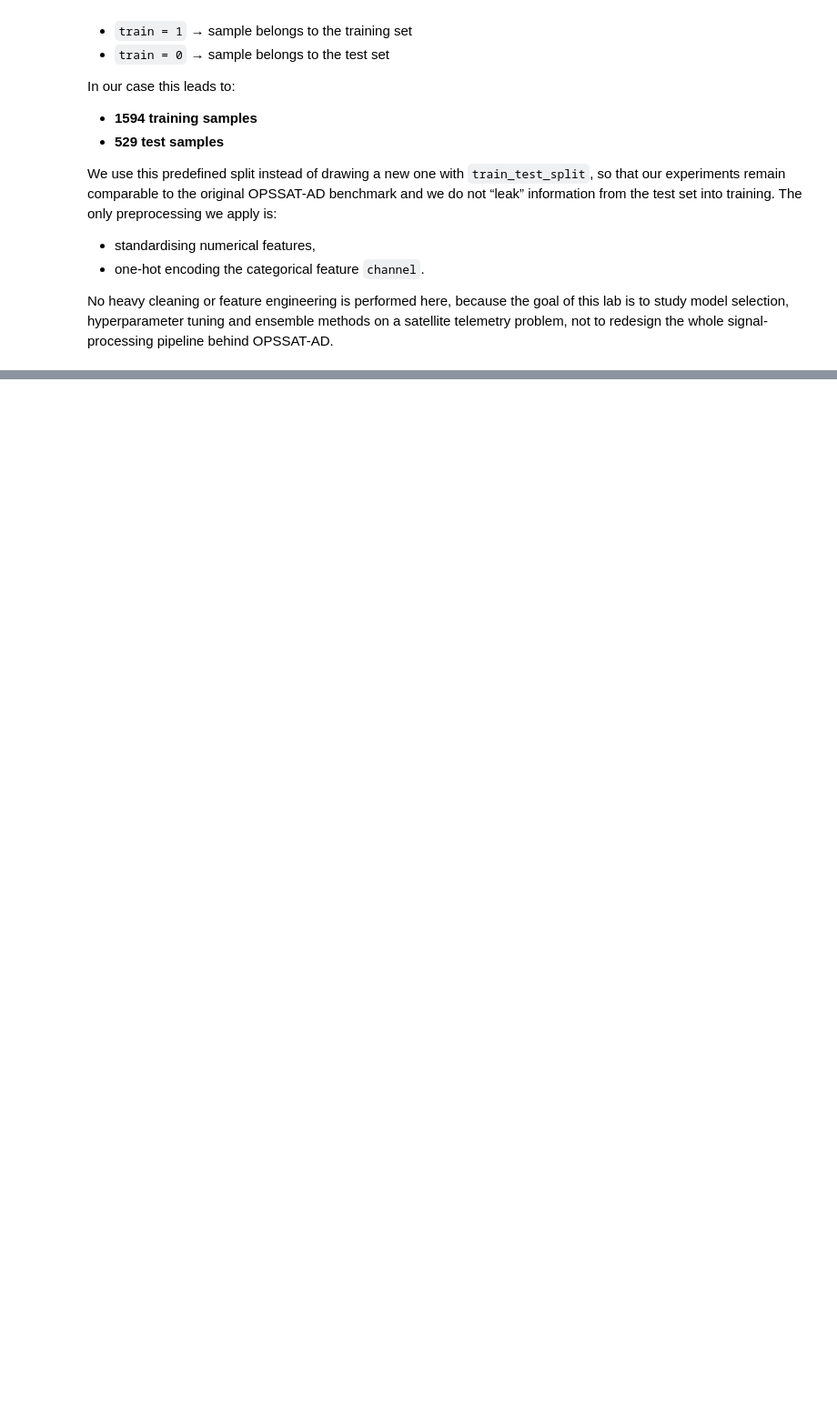
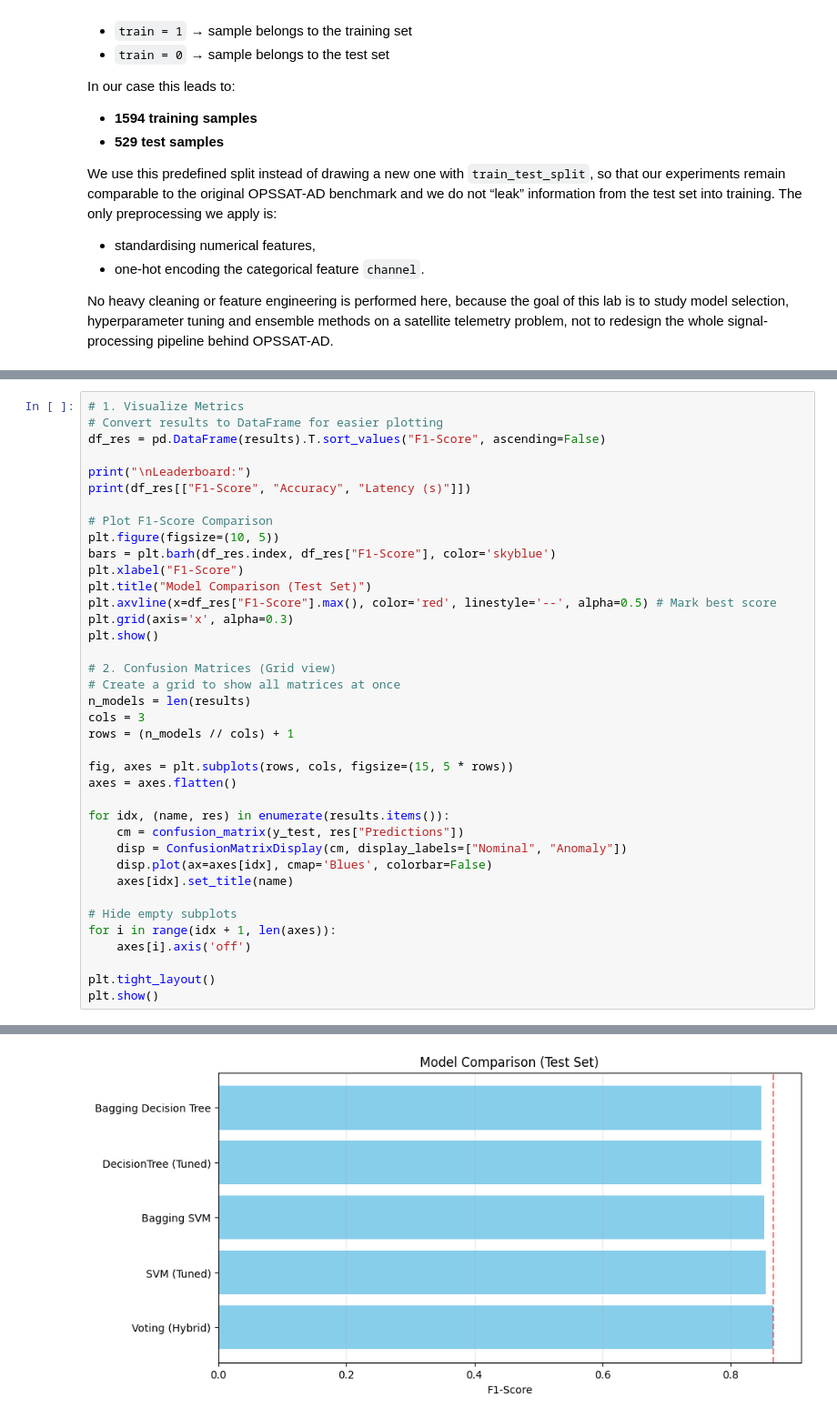
Before and after one commit to YFA-20/ML-based-Detection-of-Cyberattacks-Targeting-Space-Systems, a Jupyter notebook: Mission_Control/notebooks_training/01_Train_Satellite_Final.ipynb, the cells around one changed output, grey strips where cells are left out. Shown at 91% size. Saved outputs shown, nothing was run; the diff lists cells and outputs as text; blank space fills up the shorter version.

```diff
--- a/Mission_Control/notebooks_training/01_Train_Satellite_Final.ipynb
+++ b/Mission_Control/notebooks_training/01_Train_Satellite_Final.ipynb
@@ -348,0 +300,39 @@ plt.show()
+# %%
+# 1. Visualize Metrics
+# Convert results to DataFrame for easier plotting
+df_res = pd.DataFrame(results).T.sort_values("F1-Score", ascending=False)
+
+print("\nLeaderboard:")
+print(df_res[["F1-Score", "Accuracy", "Latency (s)"]])
+
+# Plot F1-Score Comparison
+plt.figure(figsize=(10, 5))
+bars = plt.barh(df_res.index, df_res["F1-Score"], color='skyblue')
+plt.xlabel("F1-Score")
+plt.title("Model Comparison (Test Set)")
+plt.axvline(x=df_res["F1-Score"].max(), color='red', linestyle='--', alpha=0.5) # Mark best score
+plt.grid(axis='x', alpha=0.3)
+plt.show()
+
+# 2. Confusion Matrices (Grid view)
+# Create a grid to show all matrices at once
+n_models = len(results)
+cols = 3
+rows = (n_models // cols) + 1
+
+fig, axes = plt.subplots(rows, cols, figsize=(15, 5 * rows))
+axes = axes.flatten()
+
+for idx, (name, res) in enumerate(results.items()):
+    cm = confusion_matrix(y_test, res["Predictions"])
+    disp = ConfusionMatrixDisplay(cm, display_labels=["Nominal", "Anomaly"])
+    disp.plot(ax=axes[idx], cmap='Blues', colorbar=False)
+    axes[idx].set_title(name)
+
+# Hide empty subplots
+for i in range(idx + 1, len(axes)):
+    axes[i].axis('off')
+
+plt.tight_layout()
+plt.show()
+# %% [output]
@@ -348,0 +346 @@ plt.show()
+[figure, added]
```
Also changed, not shown: parts of 17 cells of this notebook, 2 other files.
